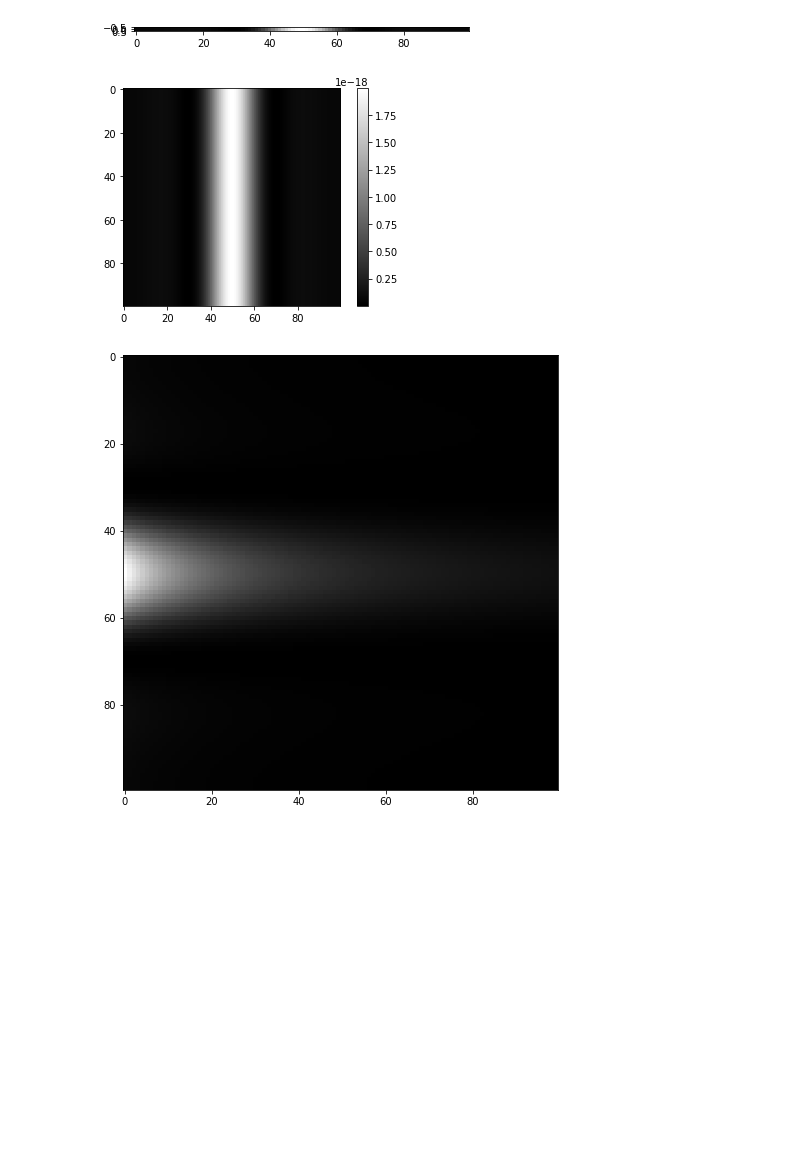
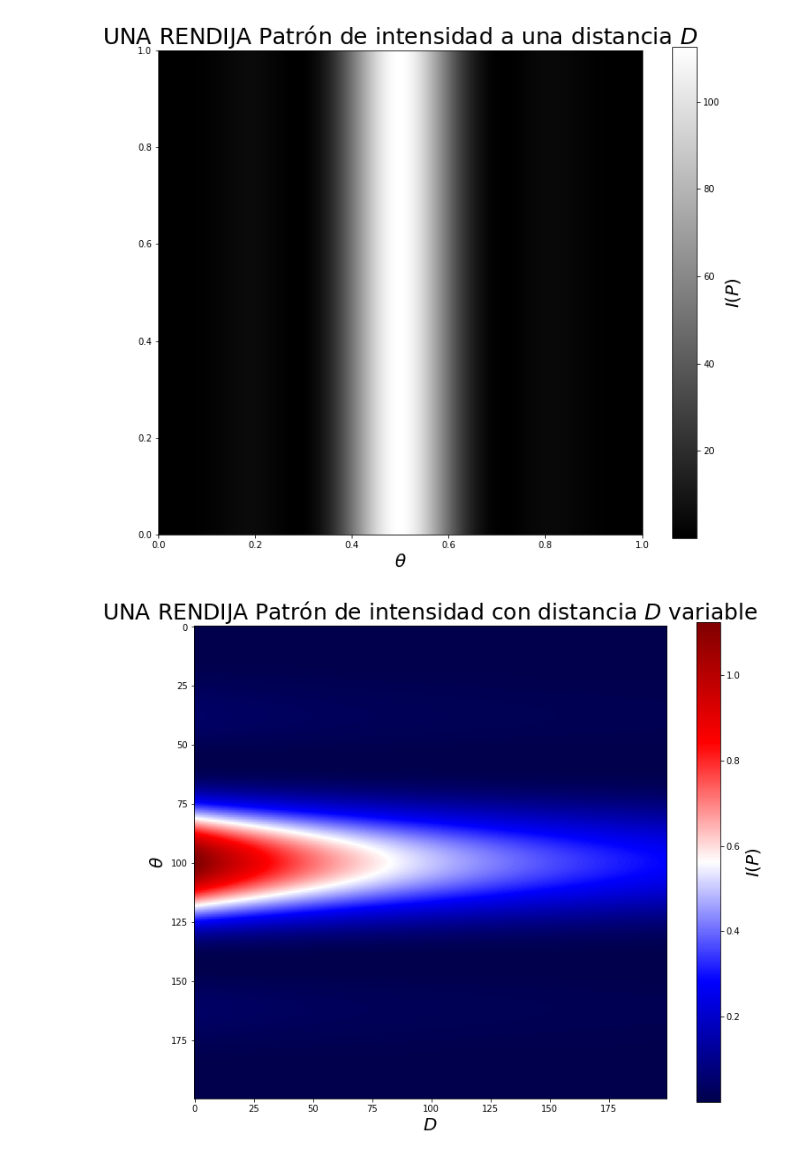
Before and after one commit to ChristopherLR12/Proyecto-f-sica-computacional, a Jupyter notebook: Difracción.ipynb, the cells around one changed output. Cells and saved outputs as stored; diff of their text form; code cells hidden in the pictures; blank space fills up the shorter version.

```diff
--- a/Difracción.ipynb
+++ b/Difracción.ipynb
@@ -4,12 +4,12 @@ import matplotlib.pyplot as plt
 # %%
 #Uso de integral (trapecio ya que converge más rápido)
 
-def areaTrapecio(f,a,b,R,θ):
-    return (b-a)*(f(a,R,θ)+f(b,R,θ))*(1/2)
+def areaTrapecio(f,a,b,D,θ):
+    return (b-a)*(f(a,D,θ)+f(b,D,θ))*(1/2)
 
-def intTrapecio(f,a,b,n,R,θ):
+def intTrapecio(f,a,b,n,D,θ):
     xx = np.linspace(a,b,n+1)
     integral = 0
     for i in range(n):
-        integral = integral + areaTrapecio(f,xx[i],xx[i+1],R,θ)
+        integral = integral + areaTrapecio(f,xx[i],xx[i+1],D,θ)
     return integral
@@ -46,5 +46,15 @@ zz = [int(d,R,i) for i in tt]
 # %%
+an = np.linspace(-np.pi/4,np.pi/4,200)
+zz = [int(d,D,i) for i in an]
+
+
 #Gráfica de la intensidad
-plt.plot(tt,zz)
+
+plt.figure(figsize=(12,10))
+plt.plot(an,zz,c="navy",lw=2.5)
+plt.xlabel(r"$\theta$",size=20)
+plt.ylabel(r"$I(P(R,\theta))$",size=20)
+plt.title("UNA RENDIJA Intensidad a una distancia " + r"$D$", size=25)
 plt.grid()
+#plt.savefig("IG!.png",bbox_inches='tight')
 # %% [output]
@@ -52,23 +62,16 @@ plt.grid()
 # %%
 #Representación imshow de la intensidad (1D)
-m1 = np.empty((0, 100))
+m1 = np.empty((0, 200))
 m1 = np.append(m1, np.array([zz]), axis=0)
 
-plt.imshow(m1)
+plt.figure(figsize=(12,10))
+plt.imshow(m1,extent=(0,1,0,1),cmap='seismic')
+cbar = plt.colorbar()
+cbar.set_label(r"$I(P)$", size=20)
+plt.title("UNA RENDIJA Patrón de intensidad a una distancia " + r"$D$", size=25)
+plt.xlabel(r"$\theta$",size=20)
 plt.gray()
+#plt.savefig("P1bc.png",bbox_inches='tight')
 # %% [output]
-[figure, old version]
+[figure, new version]
-# %%
-#Representación imshow de la intensidad ("2D")
-v = 100
-m2 = np.array([zz])
-
-for i in range(1,v):
-   m2 = np.append(m2, np.array([zz]), axis=0)
-
-plt.imshow(m2)
-plt.colorbar()
-plt.gray()
-# %% [output]
-[figure, removed]
 # %%
@@ -81,7 +84,13 @@ for i in range(len(tt)):
 # %%
 #Imshow de la intensidad respecto a la distancia de la rendija a la pared
-plt.figure(figsize = (15,8))
-plt.imshow(zeros)
-plt.gray()
+plt.figure(figsize=(12,10))
+plt.imshow(zeros,cmap='seismic')
+cbar = plt.colorbar()
+cbar.set_label(r"$I(P)$", size=20)
+plt.title("UNA RENDIJA Patrón de intensidad con distancia " + r"$D$" + " variable", size=25)
+plt.xlabel(r"$D$",size=20)
+plt.ylabel(r"$\theta$",size=20)
+#plt.gray()
+plt.savefig("d2c.png",bbox_inches='tight')
 # %% [output]
-[figure, old version]
+[figure, new version]
```
Also changed, not shown: parts of 10 cells of this notebook, 10 other files.
